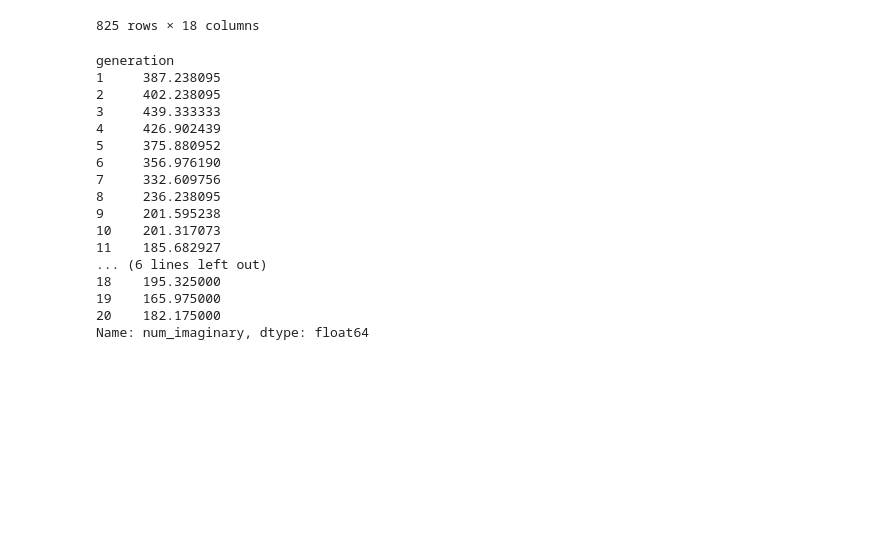
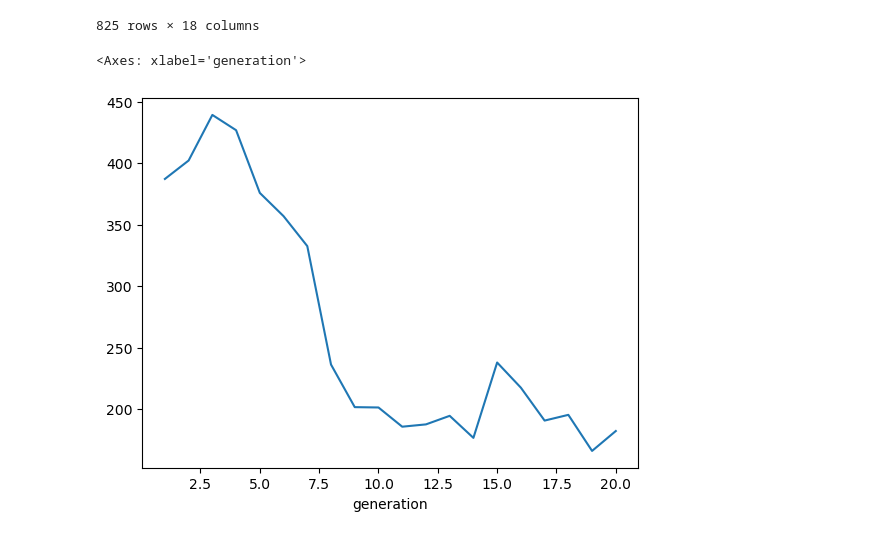
Before and after one commit to jamunozlab/MOGA-Phonons, a Jupyter notebook: df_explorer.ipynb, the cells around one changed output. Cells and saved outputs as stored; diff of their text form; code cells hidden in the pictures; blank space fills up the shorter version.

```diff
--- a/df_explorer.ipynb
+++ b/df_explorer.ipynb
@@ -24,22 +24,7 @@ df
 | 824 | simulation000335 | 20 | 100.0 | 3.2 | 5.370975 | -0.309839 | 0.421914 | 0.880298 | -1.162659 | -1.899611 | ... |
 825 rows × 18 columns
 # %%
-df.groupby("generation")["num_imaginary"].mean()
+df.groupby("generation")["num_imaginary"].mean().plot()
 # %% [output]
-generation
-1     387.238095
-2     402.238095
-3     439.333333
-4     426.902439
-5     375.880952
-6     356.976190
-7     332.609756
-8     236.238095
-9     201.595238
-10    201.317073
-11    185.682927
-... (6 lines left out)
-18    195.325000
-19    165.975000
-20    182.175000
-Name: num_imaginary, dtype: float64
+<Axes: xlabel='generation'>
+[figure, added]
```
Also changed, not shown: 10 other files.
